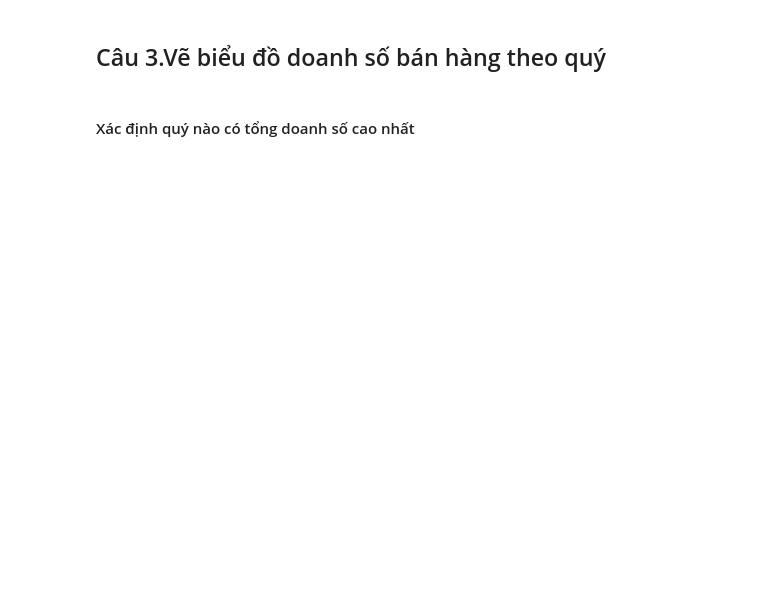
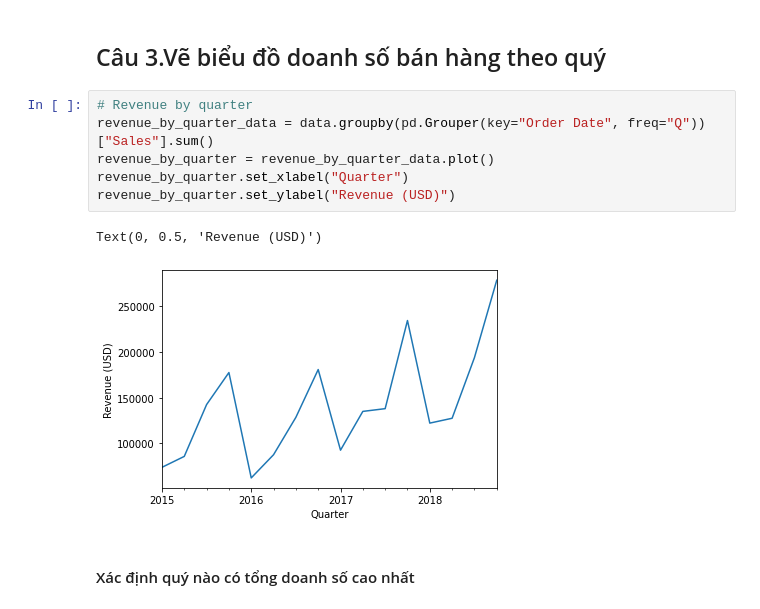
Before and after one commit to khanh22mse23057/python4engineer-assignments, a Jupyter notebook: FinalAssignments_Practice&Build_API_with_Superstore_Sales_Dataset_Analysis.ipynb, the cells around one changed output. Drawn from its saved outputs; the diff is of its cells as text; blank space fills up the shorter version.

```diff
--- a/FinalAssignments_Practice&Build_API_with_Superstore_Sales_Dataset_Analysis.ipynb
+++ b/FinalAssignments_Practice&Build_API_with_Superstore_Sales_Dataset_Analysis.ipynb
@@ -112,4 +140,13 @@ Cho biết doanh thu trung bình trong 3 tháng gần nhất.
 # %% [markdown]
 ## Câu 3.Vẽ biểu đồ doanh số bán hàng theo quý
+# %%
+# Revenue by quarter
+revenue_by_quarter_data = data.groupby(pd.Grouper(key="Order Date", freq="Q"))["Sales"].sum()
+revenue_by_quarter = revenue_by_quarter_data.plot()
+revenue_by_quarter.set_xlabel("Quarter")
+revenue_by_quarter.set_ylabel("Revenue (USD)")
+# %% [output]
+Text(0, 0.5, 'Revenue (USD)')
+[figure, added]
 # %% [markdown]
 #### Xác định quý nào có tổng doanh số cao nhất
```
Also changed, not shown: parts of 17 cells of this notebook.
